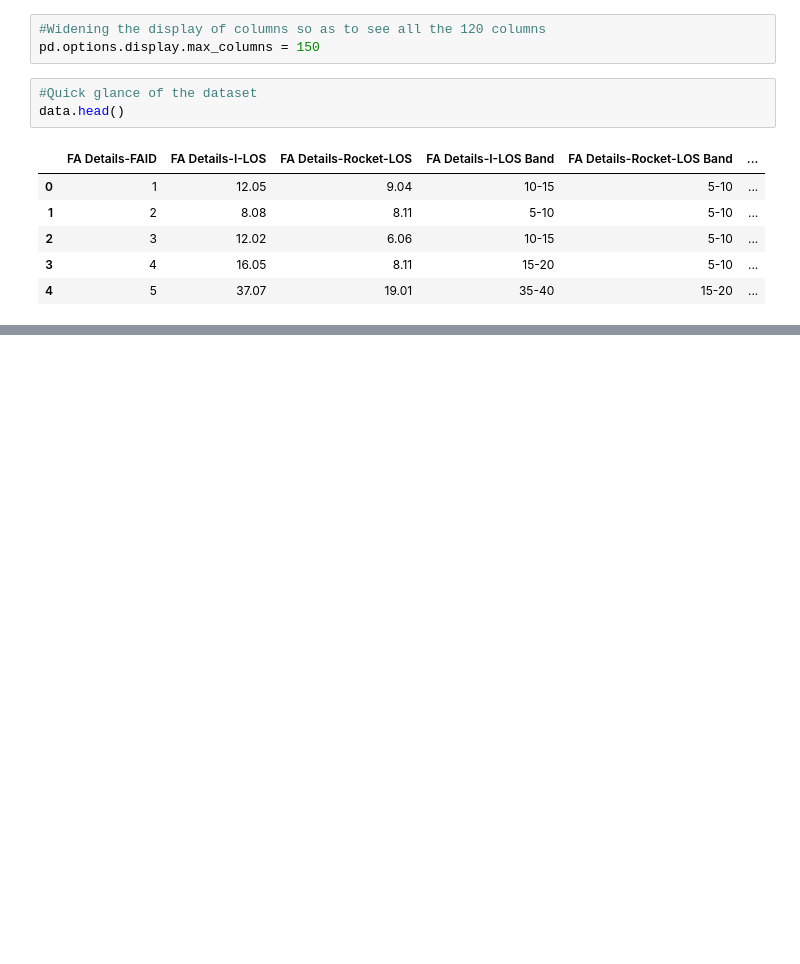
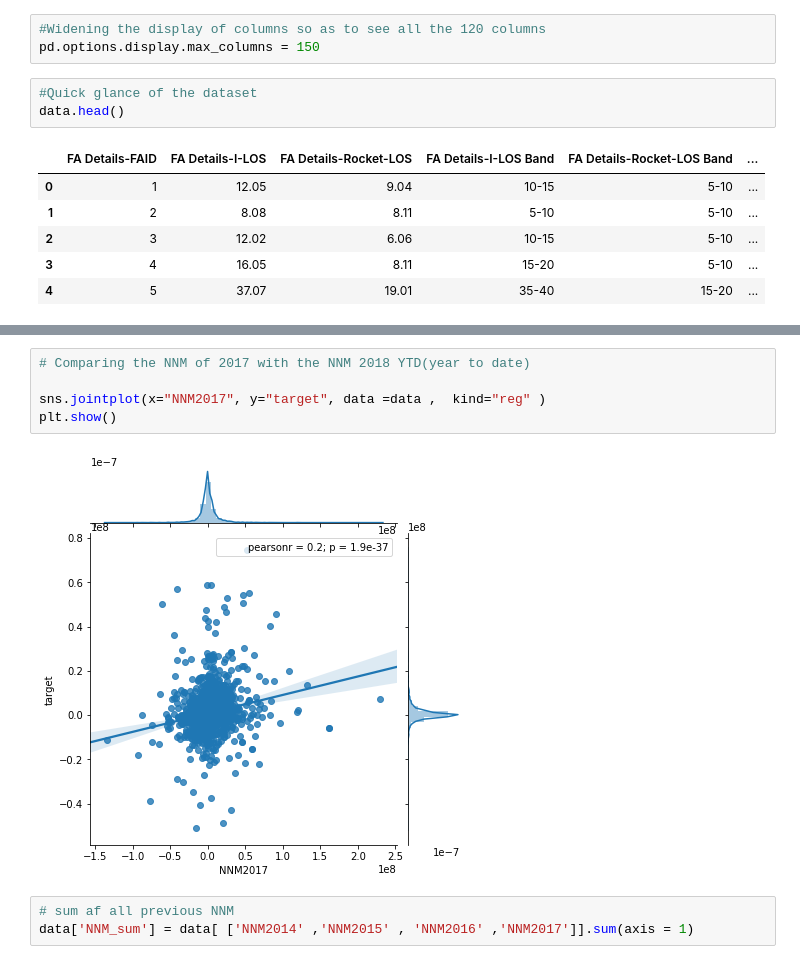
Before and after one commit to slickFix/FA-Performance-Analysis, a Jupyter notebook: EDA_FA_Performance.ipynb, the cells around one changed output, grey strips where cells are left out. Drawn from its saved outputs; the diff is of its cells as text; blank space fills up the shorter version.

```diff
--- a/EDA_FA_Performance.ipynb
+++ b/EDA_FA_Performance.ipynb
@@ -38,0 +75,10 @@ data.head()
+# %%
+# Comparing the NNM of 2017 with the NNM 2018 YTD(year to date)
+
+sns.jointplot(x="NNM2017", y="target", data =data ,  kind="reg" )
+plt.show()
+# %% [output]
+[figure, added]
+# %%
+# sum af all previous NNM
+data['NNM_sum'] = data[ ['NNM2014' ,'NNM2015' , 'NNM2016' ,'NNM2017']].sum(axis = 1)
```
Also changed, not shown: parts of 43 cells of this notebook.
